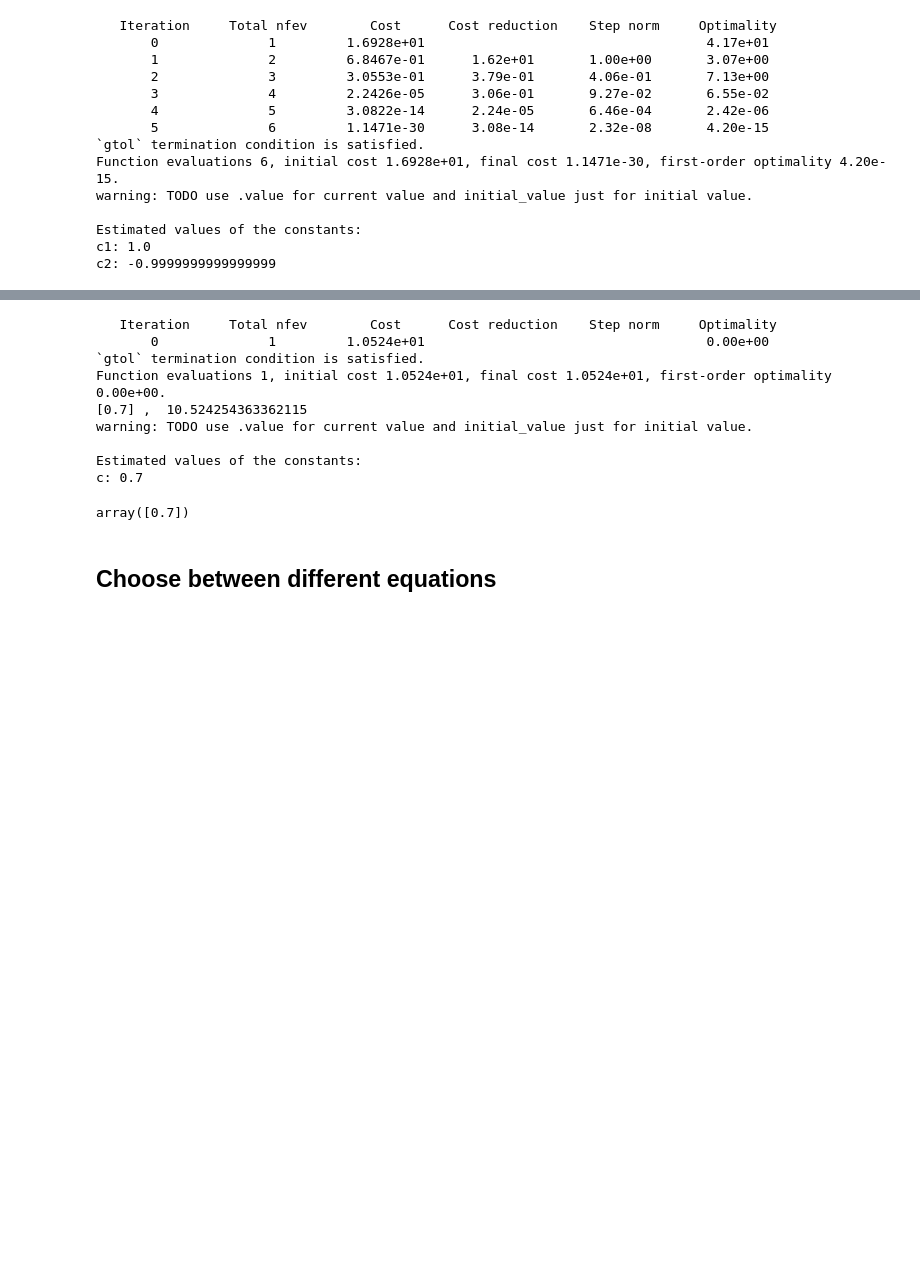
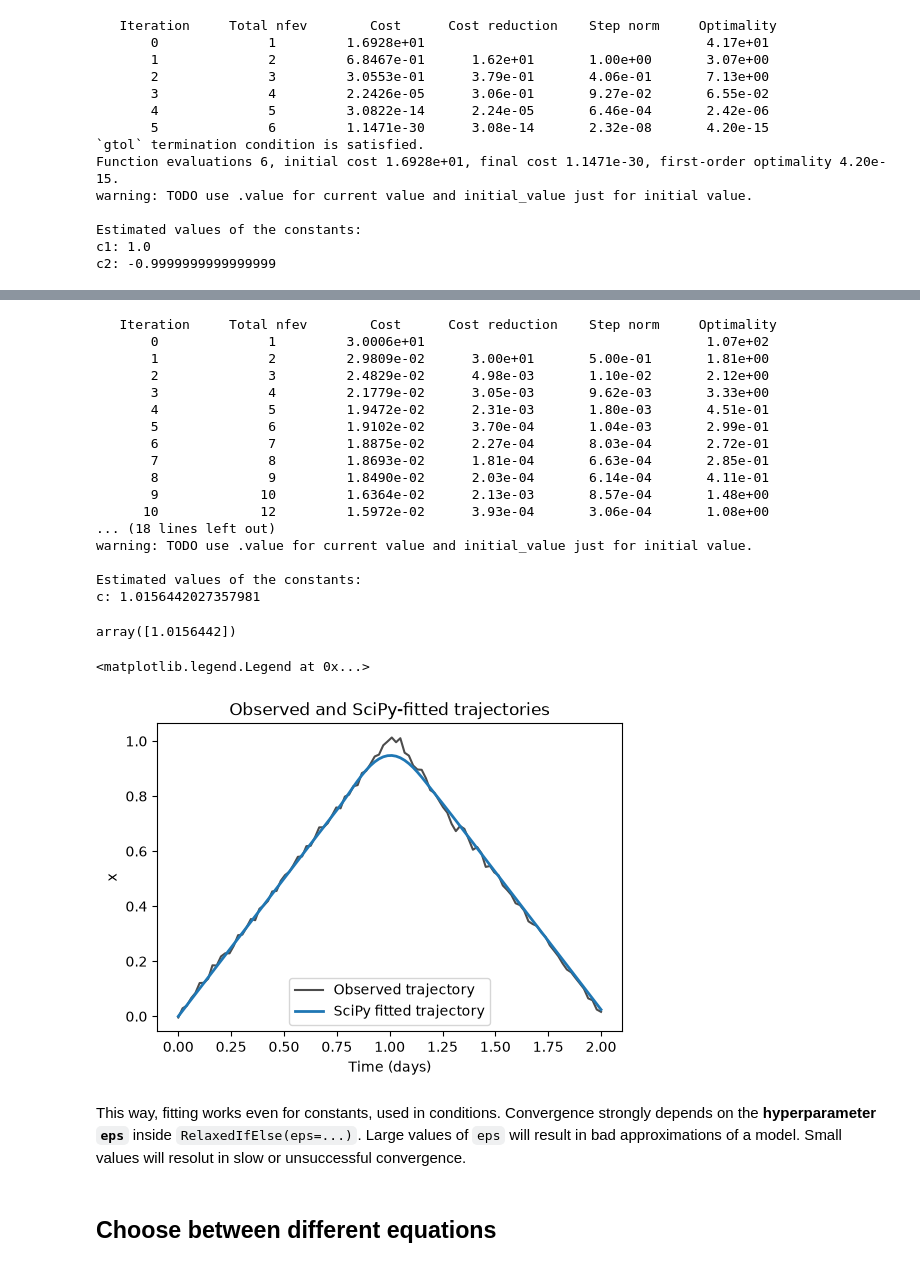
Before and after one commit to urhprimozic/PyBM, a Jupyter notebook: presentation.ipynb, the cells around one changed output, grey strips where cells are left out. Saved outputs shown, nothing was run; the diff lists cells and outputs as text; code cells hidden in the pictures; blank space fills up the shorter version.

Commit message:
eps type and default value

```diff
--- a/presentation.ipynb
+++ b/presentation.ipynb
@@ -515,19 +585,40 @@ from pybm.estimate.int_scipy import set_consts
 from pybm.estimate.int_scipy import simulate as simulate_scipy
 from pybm.estimate.int_scipy import estimate as estimate_scipy
 
-c = Const("c", initial_value=0.7)
+x = Var("x", initial=0, type="endo")
+c = Const("c", initial_value=0.5)
+model = Model(x, c)
+
+############################################################
+## prepare artifitial data                                 #
+t = np.linspace(0, 2, 100)                                 #
+                                                           #
+def rhs(t, ctx):                                           #
+    if t <= 1:                                             #
+        return 1                                           #
+    else:                                                  #
+        return -1                                          #
+                                                           #
+x.ode = rhs                                                #
+                                                           #
+# simulate                                                 #
+sol = simulate_scipy(x, t_eval=t, const_ctx=[])            #
+# save and add noise to the data for x                     #
+noise = np.random.normal(0, 0.01, size=sol.y[0].shape)      #
+true_x = sol.y[0] + noise                                  #
+############################################################
 
 
-model = Model(x, c)
 
+# Use relaxed if-else in the ODE definition
 def rhs(t, ctx):
-    if t <= c(ctx):
-        return 1
-    else:
-        return -1
+    return RelaxedIfElse(eps=0.01).If(t-c(ctx), 1).Else(-1)
 
 # add equation
 x.ode = rhs
+# add data for x - use previously simulated data
+x.set_data(t,true_x)
+
 
 
 # estimate constants with SciPy
@@ -543,15 +634,43 @@ print("c:", c.initial_value)
 const_ctx
 # %% [output]
    Iteration     Total nfev        Cost      Cost reduction    Step norm     Optimality
-       0              1         1.0524e+01                                    0.00e+00
-`gtol` termination condition is satisfied.
-Function evaluations 1, initial cost 1.0524e+01, final cost 1.0524e+01, first-order optimality 0.00e+00.
-[0.7] ,  10.524254363362115
+       0              1         3.0006e+01                                    1.07e+02
+       1              2         2.9809e-02      3.00e+01       5.00e-01       1.81e+00
+       2              3         2.4829e-02      4.98e-03       1.10e-02       2.12e+00
+       3              4         2.1779e-02      3.05e-03       9.62e-03       3.33e+00
+       4              5         1.9472e-02      2.31e-03       1.80e-03       4.51e-01
+       5              6         1.9102e-02      3.70e-04       1.04e-03       2.99e-01
+       6              7         1.8875e-02      2.27e-04       8.03e-04       2.72e-01
+       7              8         1.8693e-02      1.81e-04       6.63e-04       2.85e-01
+       8              9         1.8490e-02      2.03e-04       6.14e-04       4.11e-01
+       9             10         1.6364e-02      2.13e-03       8.57e-04       1.48e+00
+      10             12         1.5972e-02      3.93e-04       3.06e-04       1.08e+00
+... (18 lines left out)
 warning: TODO use .value for current value and initial_value just for initial value.
 
 Estimated values of the constants:
-c: 0.7
+c: 1.0156442027357981
-array([0.7])
+array([1.0156442])
+# %%
+# plot the results
+fitted_solution = simulate_scipy(
+    x,
+    t_eval=t,
+    const_ctx=const_ctx,
+)
+plt.figure(figsize=(6, 4))
+plt.plot(t, true_x, label="Observed trajectory", color="black", alpha=0.7)
+plt.plot(t, fitted_solution.y[0], label="SciPy fitted trajectory",  color="tab:blue", linewidth=2)
+plt.title("Observed and SciPy-fitted trajectories")
+plt.xlabel("Time")
+plt.ylabel("x")
+plt.legend()
+# %% [output]
+<matplotlib.legend.Legend at 0x...>
+[figure, added]
+# %% [markdown]
+This way, fitting works even for constants, used in conditions. Convergence strongly depends on the **hyperparameter `eps`** inside `RelaxedIfElse(eps=...)`.
+Large values of `eps` will result in bad approximations of a model. Small values will resolut in slow or unsuccessful convergence.
 # %% [markdown]
 ## Choose between different equations
 # %%
```
Also changed, not shown: parts of 5 cells of this notebook, 2 other files.
